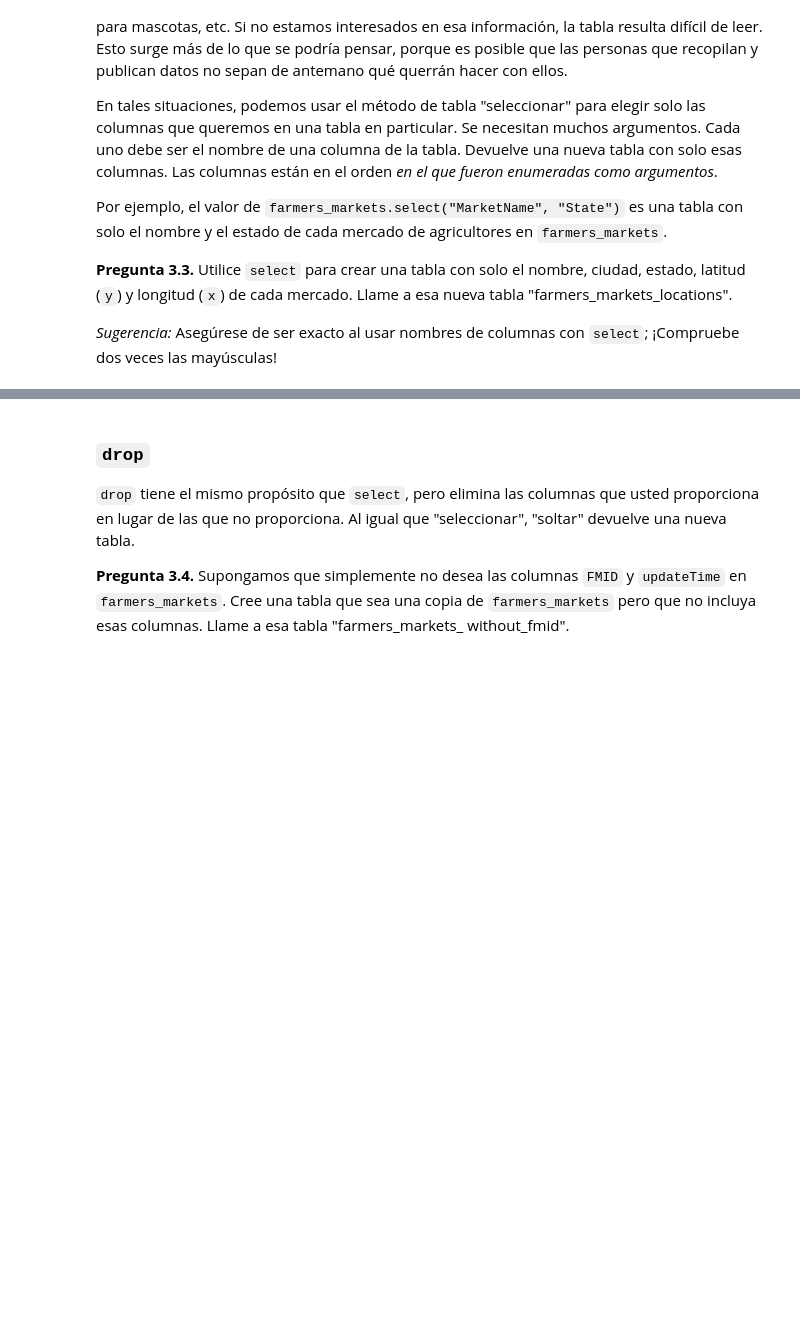
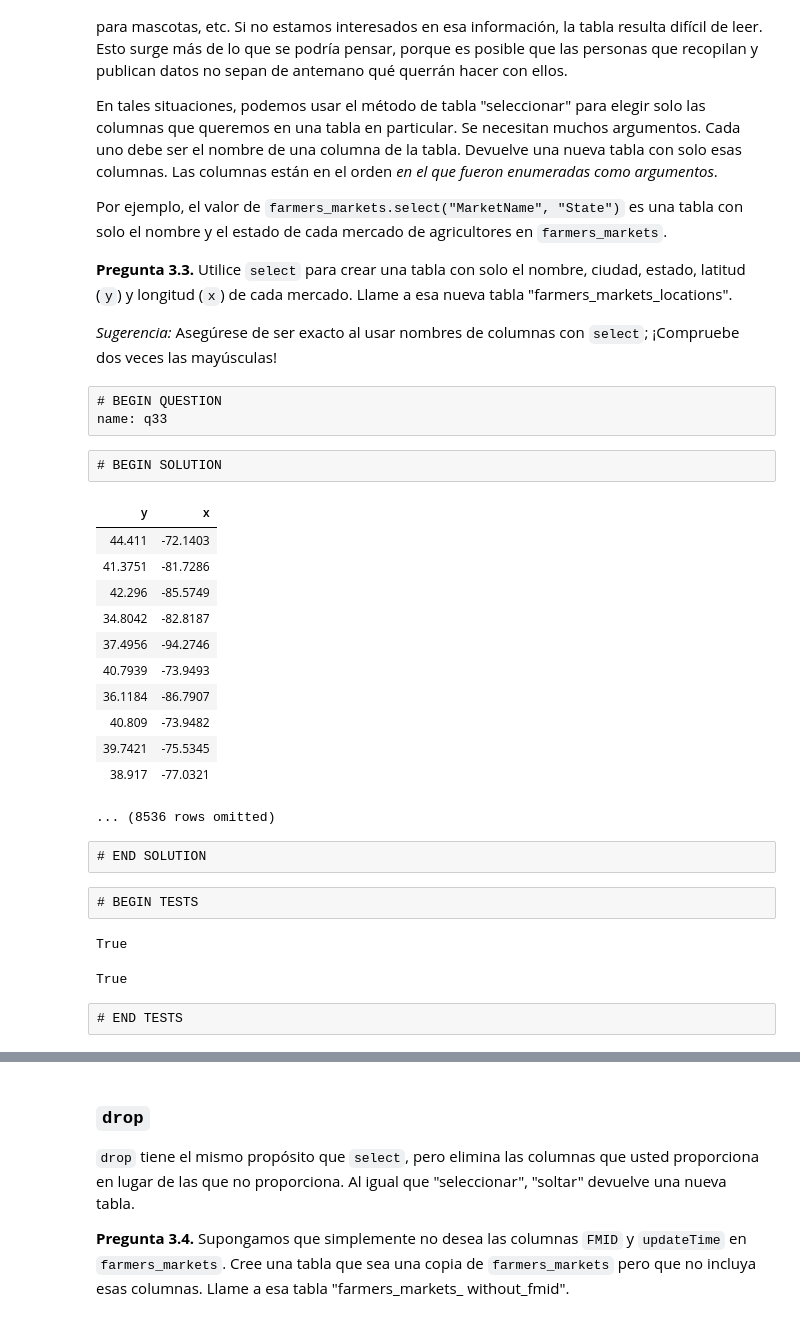
Before and after one commit to fundatosudea/material_20242, a Jupyter notebook: lab/lab02/lab02_.ipynb, the cells around one changed output, grey strips where cells are left out. Cells and saved outputs as stored; diff of their text form; code cells hidden in the pictures; blank space fills up the shorter version.

```diff
--- a/lab/lab02/lab02_.ipynb
+++ b/lab/lab02/lab02_.ipynb
@@ -233,0 +358,47 @@ grader.check("q33")
+# %% [raw]
+# BEGIN QUESTION
+name: q33
+# %% [raw]
+# BEGIN SOLUTION
+# %%
+import numpy as np
+from datascience import *
+farmers_markets = Table.read_table('farmers_markets.csv')
+
+
+# BEGIN SOLUTION NO PROMPT
+farmers_markets_locations=farmers_markets.select('y','x')
+
+# END SOLUTION
+
+""" # BEGIN PROMPT
+farmers_markets_locations= ...
+""" # END PROMPT
+farmers_markets_locations
+# %% [output]
+| y | x |
+| 44.411 | -72.1403 |
+| 41.3751 | -81.7286 |
+| 42.296 | -85.5749 |
+| 34.8042 | -82.8187 |
+| 37.4956 | -94.2746 |
+| 40.7939 | -73.9493 |
+| 36.1184 | -86.7907 |
+| 40.809 | -73.9482 |
+| 39.7421 | -75.5345 |
+| 38.917 | -77.0321 |
+... (8536 rows omitted)
+# %% [raw]
+# END SOLUTION
+# %% [raw]
+# BEGIN TESTS
+# %%
+isinstance(farmers_markets_locations, tables.Table)==True
+# %% [output]
+True
+# %%
+(farmers_markets is farmers_markets_locations)==False
+# %% [output]
+True
+# %% [raw]
+# END TESTS
```
Also changed, not shown: parts of 130 cells of this notebook, 7 other files.
